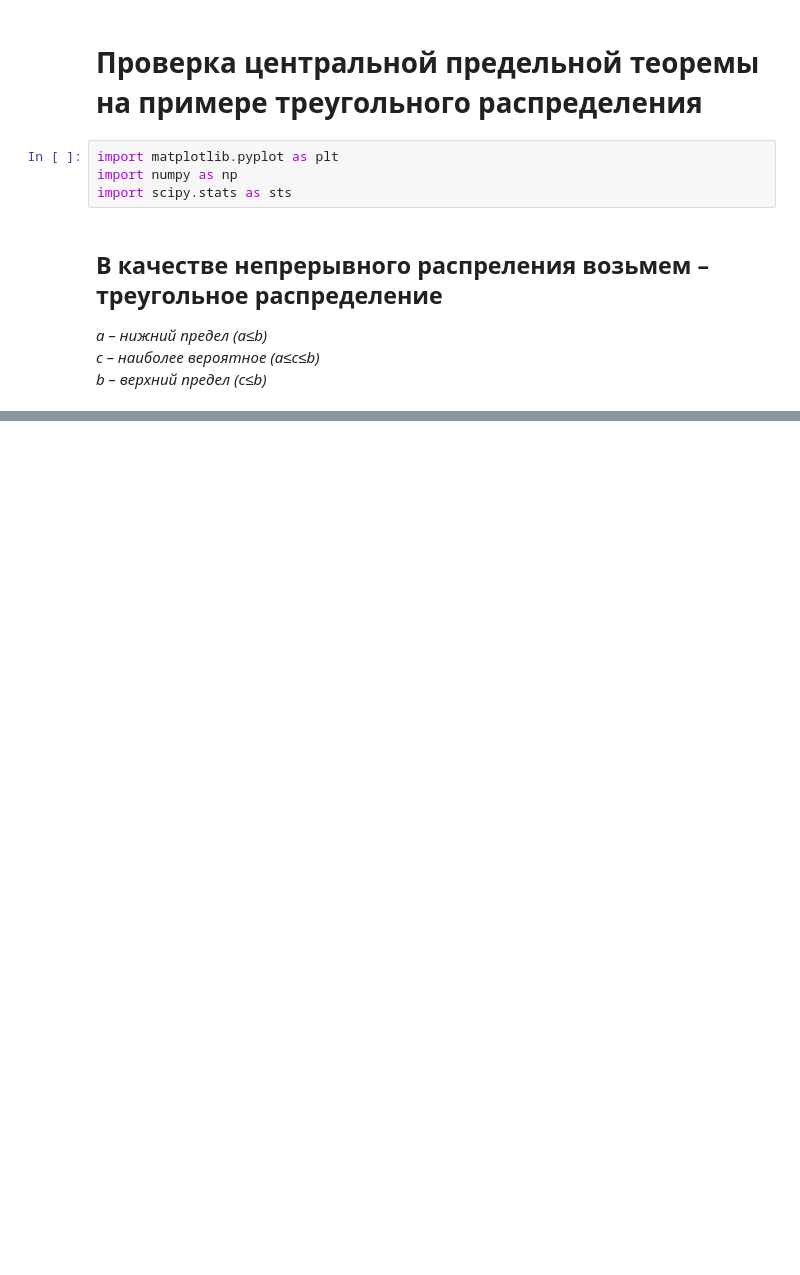
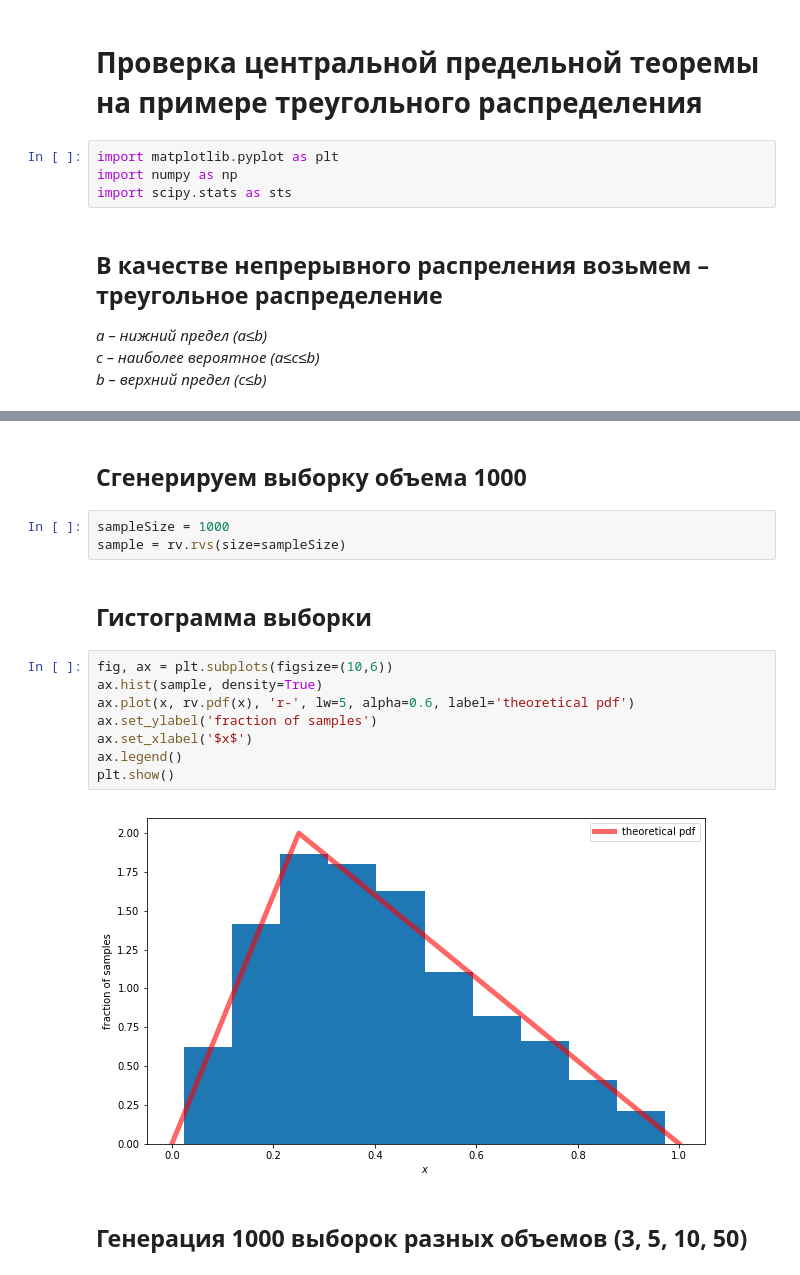
Before and after one commit to SBelousov1985/Machine-learning, a Jupyter notebook: Центральная предельная теорема своими руками/Центральная предельная теорема своими руками.ipynb, the cells around one changed output, grey strips where cells are left out. Cells and saved outputs as stored; diff of their text form; blank space fills up the shorter version.

```diff
--- a/Центральная предельная теорема своими руками/Центральная предельная теорема своими руками.ipynb
+++ b/Центральная предельная теорема своими руками/Центральная предельная теорема своими руками.ipynb
@@ -17 +57,20 @@ rv = sts.triang(c = (c - a) / (b - a), loc = a, scale = b - a)
+# %% [markdown]
+## Сгенерируем выборку объема 1000
+# %%
+sampleSize = 1000
+sample = rv.rvs(size=sampleSize)
+# %% [markdown]
+## Гистограмма выборки
+# %%
+fig, ax = plt.subplots(figsize=(10,6))
+ax.hist(sample, density=True)
+ax.plot(x, rv.pdf(x), 'r-', lw=5, alpha=0.6, label='theoretical pdf')
+ax.set_ylabel('fraction of samples')
+ax.set_xlabel('$x$')
+ax.legend()
+plt.show()
+# %% [output]
+[figure, added]
+# %% [markdown]
+## Генерация 1000 выборок разных объемов (3, 5, 10, 50)
 # %%
```
Also changed, not shown: parts of 6 cells of this notebook.
